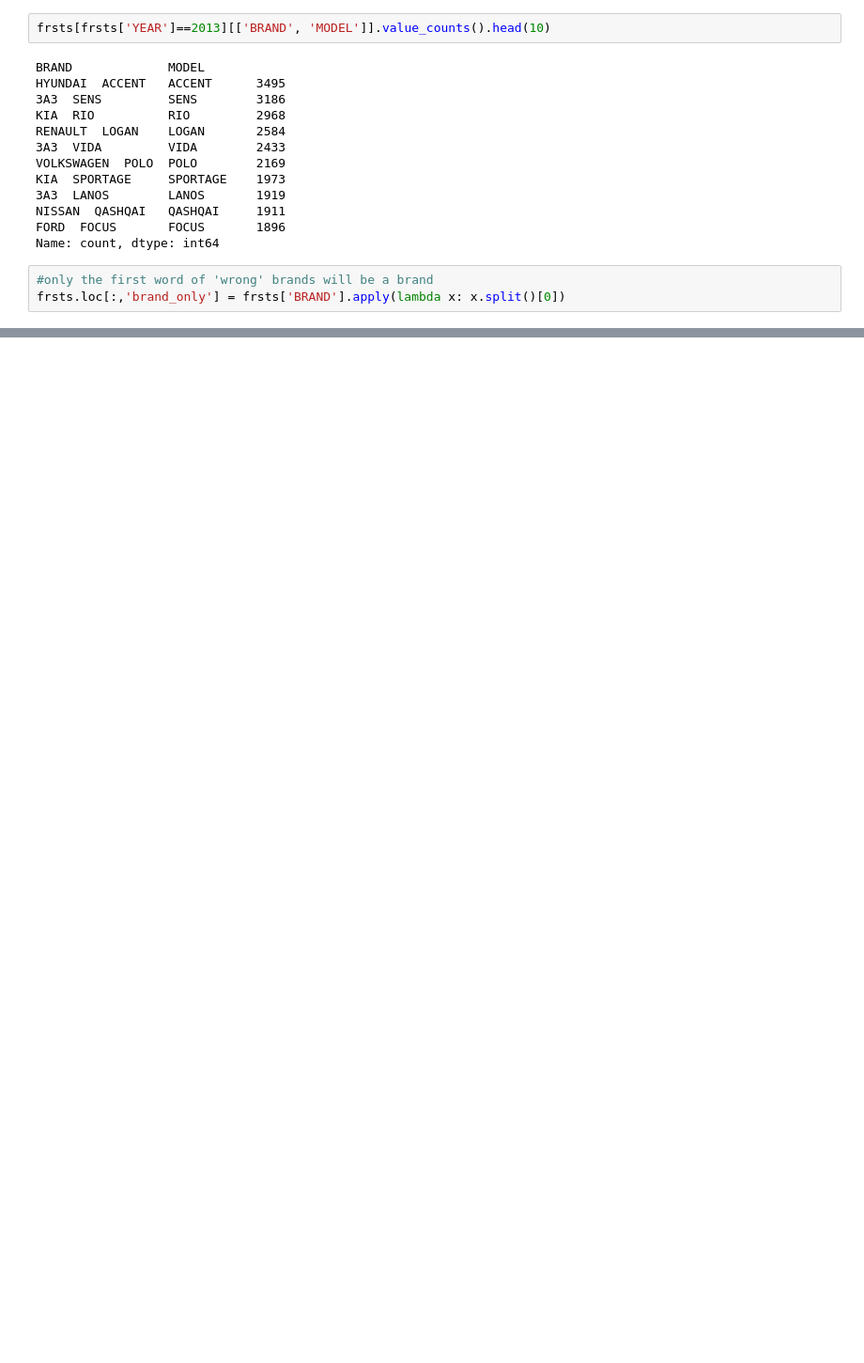
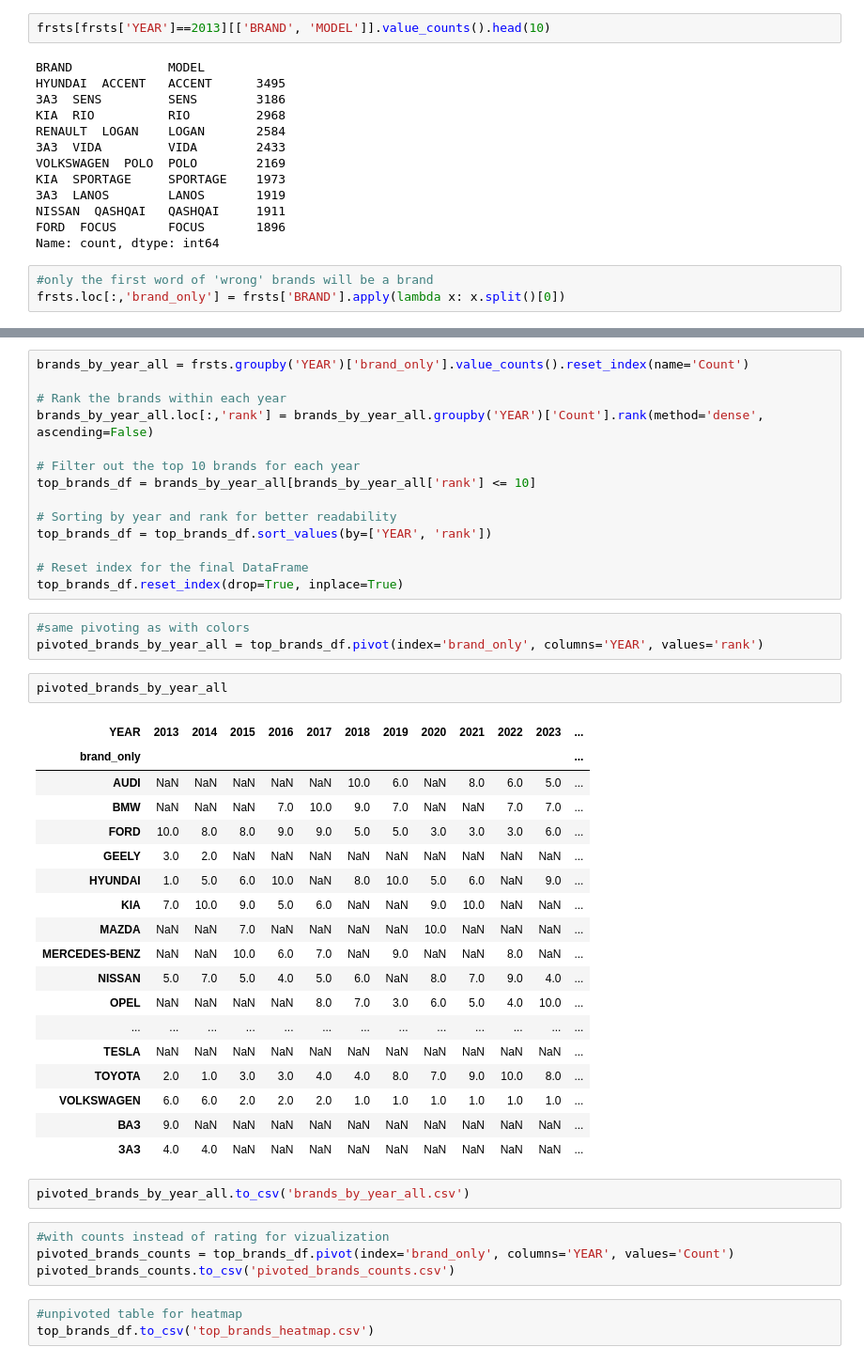
Before and after one commit to doomer2004/CarsInUkraine, a Jupyter notebook: CarsInUkraine/sample.ipynb, the cells around one changed output, grey strips where cells are left out. Shown at 94% size. Saved outputs shown, nothing was run; the diff lists cells and outputs as text; blank space fills up the shorter version.

```diff
--- a/CarsInUkraine/sample.ipynb
+++ b/CarsInUkraine/sample.ipynb
@@ -426,0 +479,47 @@ frsts.loc[:,'brand_only'] = frsts['BRAND'].apply(lambda x: x.split()[0])
+# %%
+brands_by_year_all = frsts.groupby('YEAR')['brand_only'].value_counts().reset_index(name='Count')
+
+# Rank the brands within each year
+brands_by_year_all.loc[:,'rank'] = brands_by_year_all.groupby('YEAR')['Count'].rank(method='dense', ascending=False)
+
+# Filter out the top 10 brands for each year
+top_brands_df = brands_by_year_all[brands_by_year_all['rank'] <= 10]
+
+# Sorting by year and rank for better readability
+top_brands_df = top_brands_df.sort_values(by=['YEAR', 'rank'])
+
+# Reset index for the final DataFrame
+top_brands_df.reset_index(drop=True, inplace=True)
+# %%
+#same pivoting as with colors
+pivoted_brands_by_year_all = top_brands_df.pivot(index='brand_only', columns='YEAR', values='rank')
+# %%
+pivoted_brands_by_year_all
+# %% [output]
+| YEAR | 2013 | 2014 | 2015 | 2016 | 2017 | 2018 | 2019 | 2020 | 2021 | 2022 | 2023 | ... |
+| brand_only |  |  |  |  |  |  |  |  |  |  |  | ... |
+| AUDI | NaN | NaN | NaN | NaN | NaN | 10.0 | 6.0 | NaN | 8.0 | 6.0 | 5.0 | ... |
+| BMW | NaN | NaN | NaN | 7.0 | 10.0 | 9.0 | 7.0 | NaN | NaN | 7.0 | 7.0 | ... |
+| FORD | 10.0 | 8.0 | 8.0 | 9.0 | 9.0 | 5.0 | 5.0 | 3.0 | 3.0 | 3.0 | 6.0 | ... |
+| GEELY | 3.0 | 2.0 | NaN | NaN | NaN | NaN | NaN | NaN | NaN | NaN | NaN | ... |
+| HYUNDAI | 1.0 | 5.0 | 6.0 | 10.0 | NaN | 8.0 | 10.0 | 5.0 | 6.0 | NaN | 9.0 | ... |
+| KIA | 7.0 | 10.0 | 9.0 | 5.0 | 6.0 | NaN | NaN | 9.0 | 10.0 | NaN | NaN | ... |
+| MAZDA | NaN | NaN | 7.0 | NaN | NaN | NaN | NaN | 10.0 | NaN | NaN | NaN | ... |
+| MERCEDES-BENZ | NaN | NaN | 10.0 | 6.0 | 7.0 | NaN | 9.0 | NaN | NaN | 8.0 | NaN | ... |
+| NISSAN | 5.0 | 7.0 | 5.0 | 4.0 | 5.0 | 6.0 | NaN | 8.0 | 7.0 | 9.0 | 4.0 | ... |
+| OPEL | NaN | NaN | NaN | NaN | 8.0 | 7.0 | 3.0 | 6.0 | 5.0 | 4.0 | 10.0 | ... |
+| ... | ... | ... | ... | ... | ... | ... | ... | ... | ... | ... | ... | ... |
+| TESLA | NaN | NaN | NaN | NaN | NaN | NaN | NaN | NaN | NaN | NaN | NaN | ... |
+| TOYOTA | 2.0 | 1.0 | 3.0 | 3.0 | 4.0 | 4.0 | 8.0 | 7.0 | 9.0 | 10.0 | 8.0 | ... |
+| VOLKSWAGEN | 6.0 | 6.0 | 2.0 | 2.0 | 2.0 | 1.0 | 1.0 | 1.0 | 1.0 | 1.0 | 1.0 | ... |
+| ВАЗ | 9.0 | NaN | NaN | NaN | NaN | NaN | NaN | NaN | NaN | NaN | NaN | ... |
+| ЗАЗ | 4.0 | 4.0 | NaN | NaN | NaN | NaN | NaN | NaN | NaN | NaN | NaN | ... |
+# %%
+pivoted_brands_by_year_all.to_csv('brands_by_year_all.csv')
+# %%
+#with counts instead of rating for vizualization
+pivoted_brands_counts = top_brands_df.pivot(index='brand_only', columns='YEAR', values='Count')
+pivoted_brands_counts.to_csv('pivoted_brands_counts.csv')
+# %%
+#unpivoted table for heatmap
+top_brands_df.to_csv('top_brands_heatmap.csv')
```
Also changed, not shown: parts of 23 cells of this notebook.
